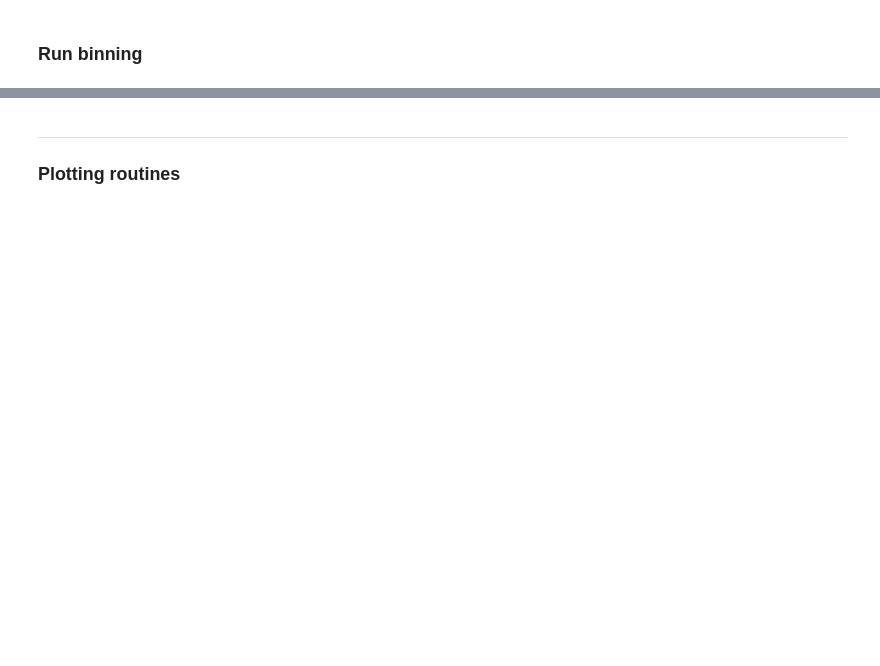
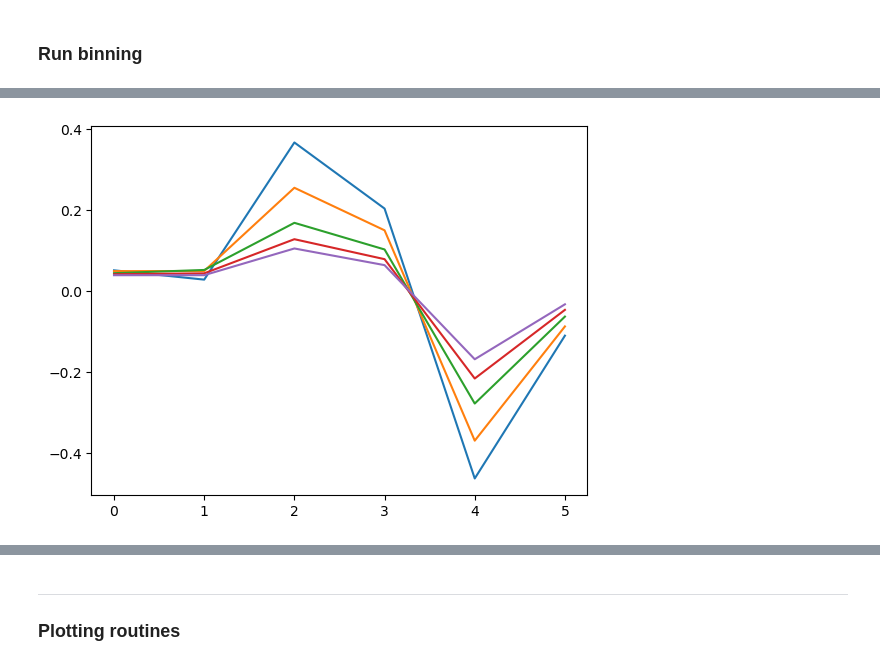
Before and after one commit to jhruppert/jhr-wrf-python, a Jupyter notebook: ddtq_boxplot.ipynb, the cells around one changed output, grey strips where cells are left out. Drawn from its saved outputs; the diff is of its cells as text; code cells hidden in the pictures; blank space fills up the shorter version.

```diff
--- a/ddtq_boxplot.ipynb
+++ b/ddtq_boxplot.ipynb
@@ -215,0 +240,15 @@ cwv_indexed_test0 = get_kstrat_cells(cwv_all[ktest], strat_all[ktest])
+# %%
+ktest=0
+ddtq_indexed_1hr = get_kstrat_cells(ddtq_1hr[ktest], strat_all[ktest])
+ddtq_indexed_3hr = get_kstrat_cells(ddtq_3hr[ktest], strat_all[ktest])
+ddtq_indexed_5hr = get_kstrat_cells(ddtq_5hr[ktest], strat_all[ktest])
+ddtq_indexed_7hr = get_kstrat_cells(ddtq_7hr[ktest], strat_all[ktest])
+ddtq_indexed_9hr = get_kstrat_cells(ddtq_9hr[ktest], strat_all[ktest])
+# %%
+the_means = np.ma.zeros((5,6))
+for istrat in range(6):
+    the_means[0,istrat] = np.ma.mean(ddtq_indexed_1hr[istrat])
+    the_means[1,istrat] = np.ma.mean(ddtq_indexed_3hr[istrat])
+    the_means[2,istrat] = np.ma.mean(ddtq_indexed_5hr[istrat])
+    the_means[3,istrat] = np.ma.mean(ddtq_indexed_7hr[istrat])
+    the_means[4,istrat] = np.ma.mean(ddtq_indexed_9hr[istrat])
@@ -215,0 +263,5 @@ cwv_indexed_test0 = get_kstrat_cells(cwv_all[ktest], strat_all[ktest])
+# %%
+for inum in range(5):
+    plt.plot(the_means[inum,:])
+# %% [output]
+[figure, added]
```
Also changed, not shown: parts of 28 cells of this notebook, 4 other files.
